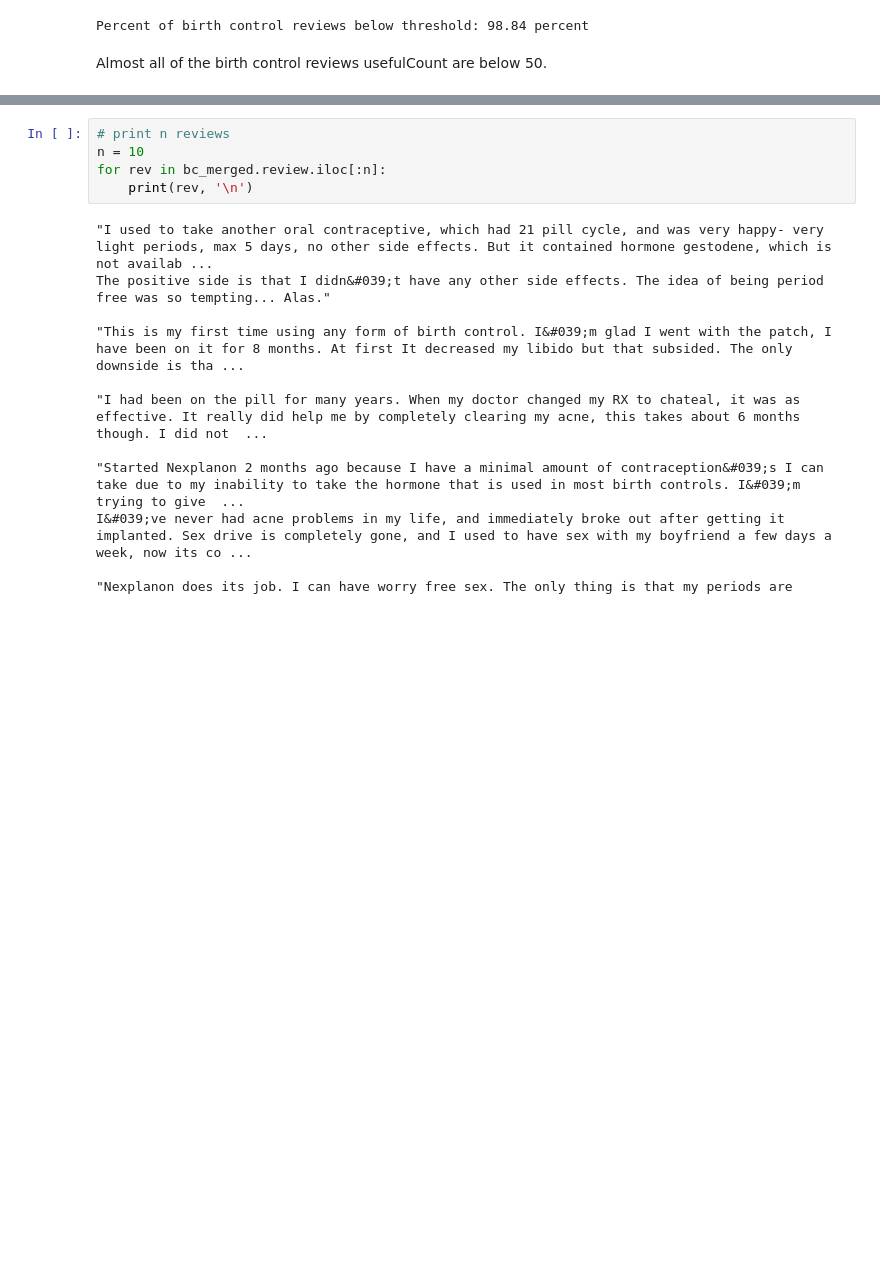
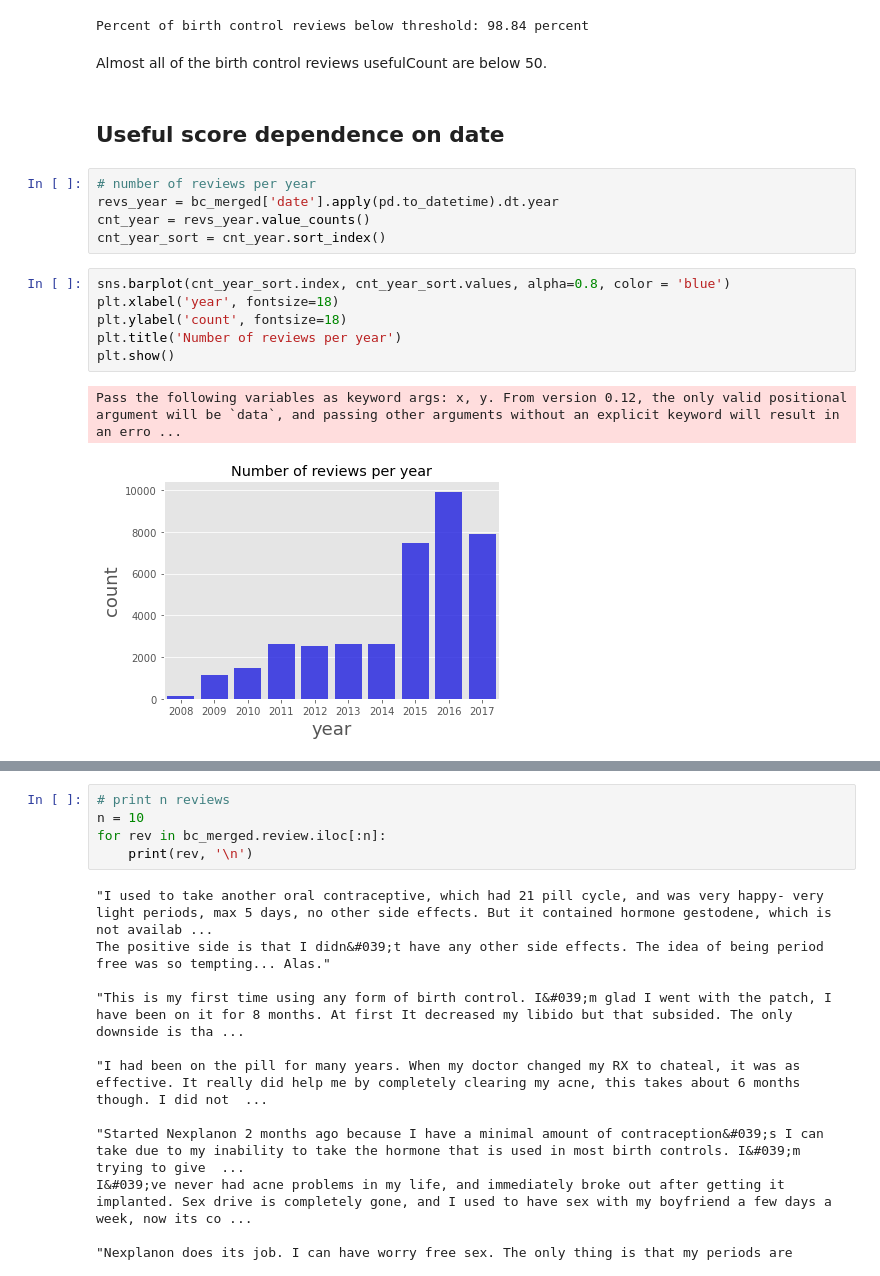
Before and after one commit to Melissa-Stadt/review-usefulness, a Jupyter notebook: data-analysis.ipynb, the cells around one changed output, grey strips where cells are left out. Cells and saved outputs as stored; diff of their text form; blank space fills up the shorter version.

Commit message:
usefulness by date

```diff
--- a/data-analysis.ipynb
+++ b/data-analysis.ipynb
@@ -249,3 +266,19 @@ print('Percent of birth control reviews below threshold: %.2f percent' % (100 *
 Percent of birth control reviews below threshold: 98.84 percent
 # %% [markdown]
 Almost all of the birth control reviews usefulCount are below 50.
+# %% [markdown]
+## Useful score dependence on date
+# %%
+# number of reviews per year
+revs_year = bc_merged['date'].apply(pd.to_datetime).dt.year
+cnt_year = revs_year.value_counts()
+cnt_year_sort = cnt_year.sort_index()
+# %%
+sns.barplot(cnt_year_sort.index, cnt_year_sort.values, alpha=0.8, color = 'blue')
+plt.xlabel('year', fontsize=18)
+plt.ylabel('count', fontsize=18)
+plt.title('Number of reviews per year')
+plt.show()
+# %% [output]
+Pass the following variables as keyword args: x, y. From version 0.12, the only valid positional argument will be `data`, and passing other arguments without an explicit keyword will result in an erro ...
+[figure, added]
```
Also changed, not shown: parts of 17 cells of this notebook, 3 other files.
